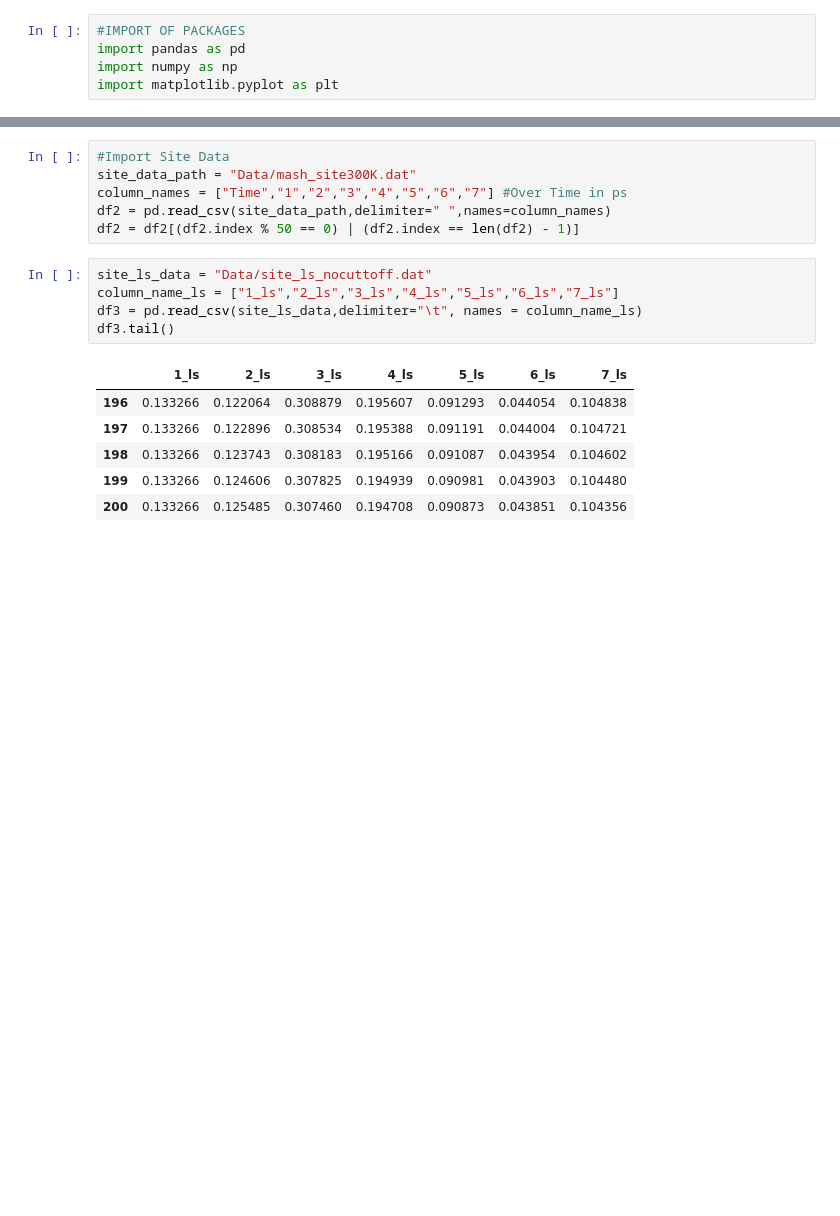
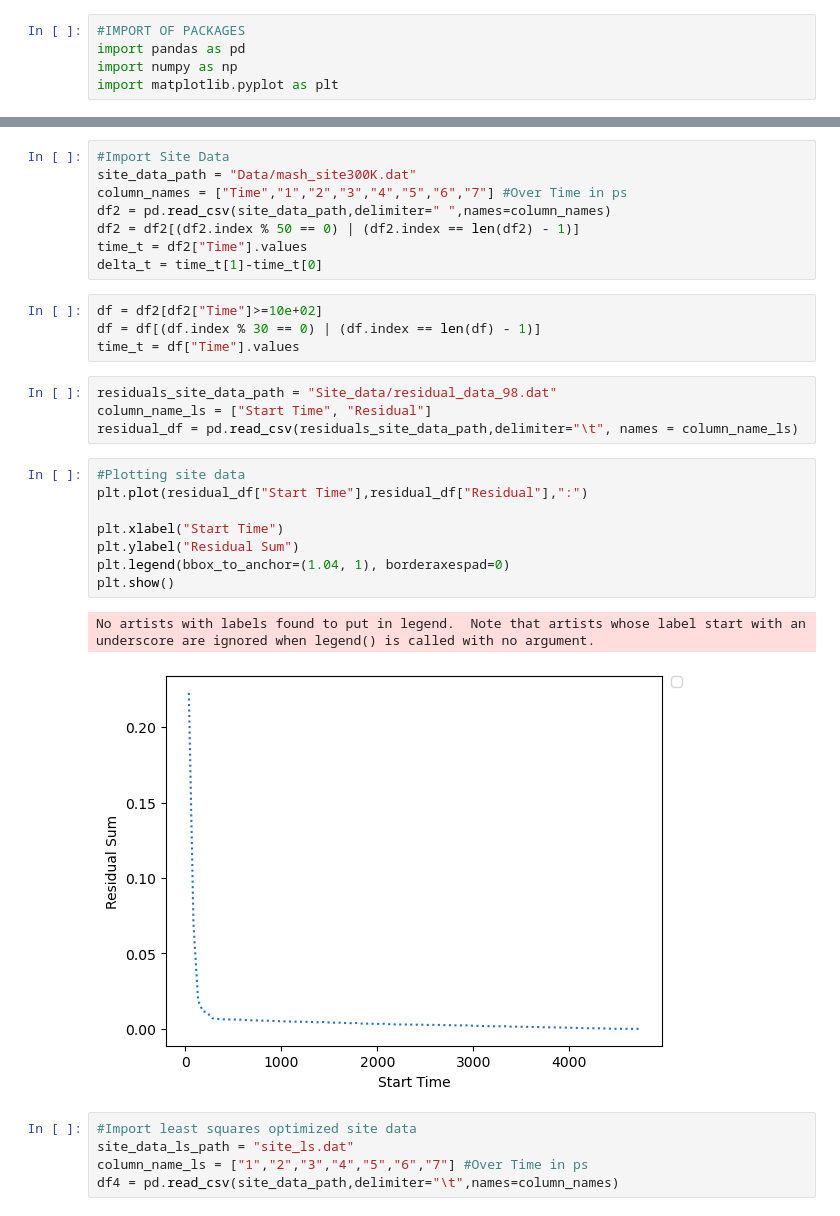
Before and after one commit to chloe-cyc/Part-II, a Jupyter notebook: MASH_optimization/data_plotting.ipynb, the cells around one changed output, grey strips where cells are left out. Cells and saved outputs as stored; diff of their text form; blank space fills up the shorter version.

```diff
--- a/MASH_optimization/data_plotting.ipynb
+++ b/MASH_optimization/data_plotting.ipynb
@@ -44,15 +43,29 @@ site_data_path = "Data/mash_site300K.dat"
 column_names = ["Time","1","2","3","4","5","6","7"] #Over Time in ps
 df2 = pd.read_csv(site_data_path,delimiter=" ",names=column_names)
 df2 = df2[(df2.index % 50 == 0) | (df2.index == len(df2) - 1)]
+time_t = df2["Time"].values
+delta_t = time_t[1]-time_t[0]
-# %%
-site_ls_data = "Data/site_ls_nocuttoff.dat"
-column_name_ls = ["1_ls","2_ls","3_ls","4_ls","5_ls","6_ls","7_ls"]
-df3 = pd.read_csv(site_ls_data,delimiter="\t", names = column_name_ls)
-df3.tail()
-# %% [output]
-|  | 1_ls | 2_ls | 3_ls | 4_ls | 5_ls | 6_ls | 7_ls |
-| 196 | 0.133266 | 0.122064 | 0.308879 | 0.195607 | 0.091293 | 0.044054 | 0.104838 |
-| 197 | 0.133266 | 0.122896 | 0.308534 | 0.195388 | 0.091191 | 0.044004 | 0.104721 |
-| 198 | 0.133266 | 0.123743 | 0.308183 | 0.195166 | 0.091087 | 0.043954 | 0.104602 |
-| 199 | 0.133266 | 0.124606 | 0.307825 | 0.194939 | 0.090981 | 0.043903 | 0.104480 |
-| 200 | 0.133266 | 0.125485 | 0.307460 | 0.194708 | 0.090873 | 0.043851 | 0.104356 |
+# %%
+df = df2[df2["Time"]>=10e+02]
+df = df[(df.index % 30 == 0) | (df.index == len(df) - 1)]
+time_t = df["Time"].values
+# %%
+residuals_site_data_path = "Site_data/residual_data_98.dat"
+column_name_ls = ["Start Time", "Residual"]
+residual_df = pd.read_csv(residuals_site_data_path,delimiter="\t", names = column_name_ls)
+# %%
+#Plotting site data
+plt.plot(residual_df["Start Time"],residual_df["Residual"],":")
+
+plt.xlabel("Start Time")
+plt.ylabel("Residual Sum")
+plt.legend(bbox_to_anchor=(1.04, 1), borderaxespad=0)
+plt.show()
+# %% [output]
+No artists with labels found to put in legend.  Note that artists whose label start with an underscore are ignored when legend() is called with no argument.
+[figure, added]
+# %%
+#Import least squares optimized site data
+site_data_ls_path = "site_ls.dat"
+column_name_ls = ["1","2","3","4","5","6","7"] #Over Time in ps
+df4 = pd.read_csv(site_data_path,delimiter="\t",names=column_names)
```
Also changed, not shown: parts of 6 cells of this notebook, 4 other files.
